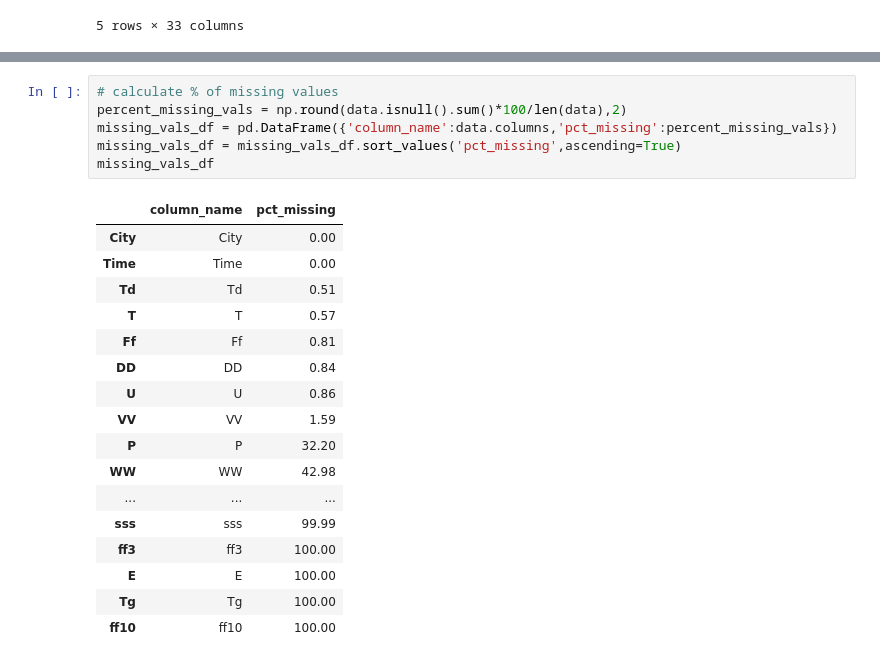
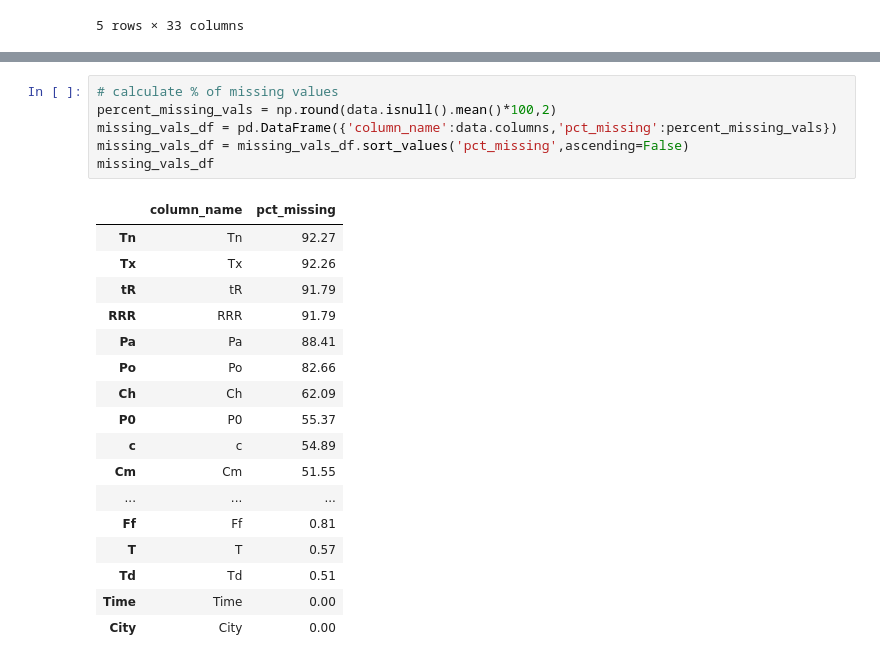
Before and after one commit to wkirui/Weather-Data-Analysis, a Jupyter notebook: Weather Scraper.ipynb, the cells around one changed output, grey strips where cells are left out. Saved outputs shown, nothing was run; the diff lists cells and outputs as text.

```diff
--- a/Weather Scraper.ipynb
+++ b/Weather Scraper.ipynb
@@ -107,25 +107,25 @@ dtypes: float64(15), object(18)
 memory usage: 54.4+ MB
 # %%
 # calculate % of missing values
-percent_missing_vals = np.round(data.isnull().sum()*100/len(data),2)
+percent_missing_vals = np.round(data.isnull().mean()*100,2)
 missing_vals_df = pd.DataFrame({'column_name':data.columns,'pct_missing':percent_missing_vals})
-missing_vals_df = missing_vals_df.sort_values('pct_missing',ascending=True)
+missing_vals_df = missing_vals_df.sort_values('pct_missing',ascending=False)
 missing_vals_df
 # %% [output]
 |  | column_name | pct_missing |
+| Tn | Tn | 92.27 |
+| Tx | Tx | 92.26 |
+| tR | tR | 91.79 |
+| RRR | RRR | 91.79 |
+| Pa | Pa | 88.41 |
+| Po | Po | 82.66 |
+| Ch | Ch | 62.09 |
+| P0 | P0 | 55.37 |
+| c | c | 54.89 |
+| Cm | Cm | 51.55 |
+| ... | ... | ... |
+| Ff | Ff | 0.81 |
+| T | T | 0.57 |
+| Td | Td | 0.51 |
+| Time | Time | 0.00 |
 | City | City | 0.00 |
-| Time | Time | 0.00 |
-| Td | Td | 0.51 |
-| T | T | 0.57 |
-| Ff | Ff | 0.81 |
-| DD | DD | 0.84 |
-| U | U | 0.86 |
-| VV | VV | 1.59 |
-| P | P | 32.20 |
-| WW | WW | 42.98 |
-| ... | ... | ... |
-| sss | sss | 99.99 |
-| ff3 | ff3 | 100.00 |
-| E | E | 100.00 |
-| Tg | Tg | 100.00 |
-| ff10 | ff10 | 100.00 |
```
Also changed, not shown: parts of 3 cells of this notebook.
